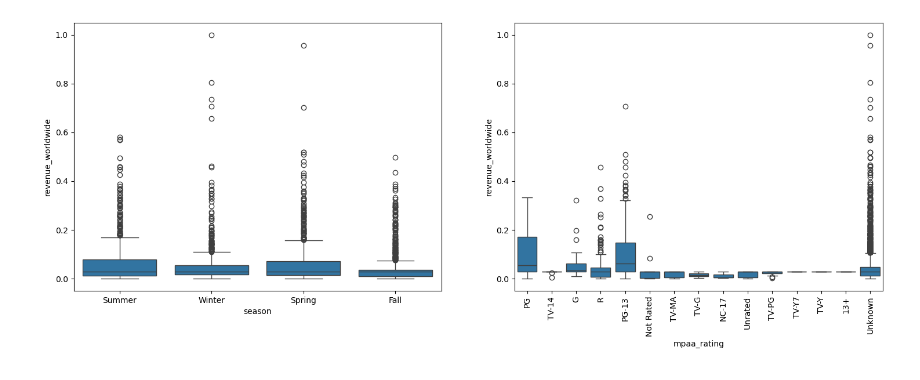
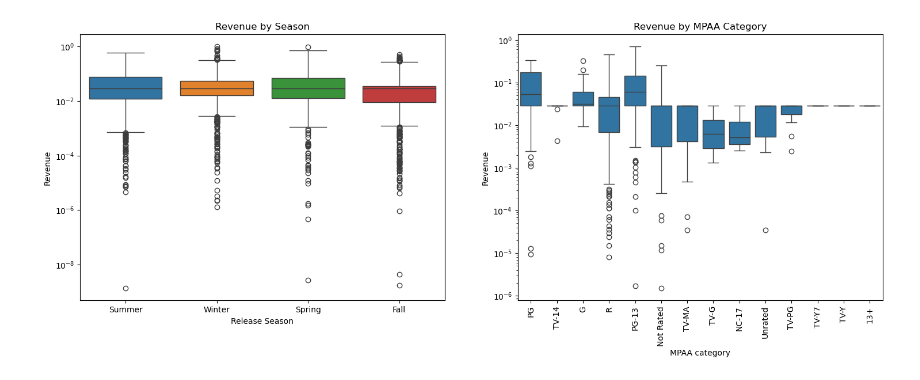
Before and after one commit to muhammad-ahmed-gh/movies-data-analysis, a Jupyter notebook: exploration.ipynb, the cells around one changed output. Cells and saved outputs as stored; diff of their text form; code cells hidden in the pictures.

```diff
--- a/exploration.ipynb
+++ b/exploration.ipynb
@@ -58,11 +114,21 @@ plt.scatter(df.rotten_tomatoes_score, df.revenue_worldwide, c='green');
 # %%
 plt.figure(figsize=(18,6))
 
 plt.subplot(1, 2, 1)
-sb.boxplot(data=df, x='season', y='revenue_worldwide')
+plt.yscale('log')
+sb.boxplot(data=df, x='season', y='revenue_worldwide', hue='season')
+plt.xlabel("Release Season")
+plt.ylabel("Revenue")
+plt.title("Revenue by Season")
 
 plt.subplot(1, 2, 2)
 plt.xticks(rotation=90)
-sb.boxplot(data=df, x='mpaa_rating', y='revenue_worldwide');
+plt.yscale('log')
+sb.boxplot(data=df[df.mpaa_rating != "Unknown"], x='mpaa_rating', y='revenue_worldwide')
+plt.xlabel("MPAA category")
+plt.ylabel("Revenue")
+plt.title("Revenue by MPAA Category")
+
+plt.show()
 # %% [output]
-[figure, old version]
+[figure, new version]
```
Also changed, not shown: parts of 14 cells of this notebook.
